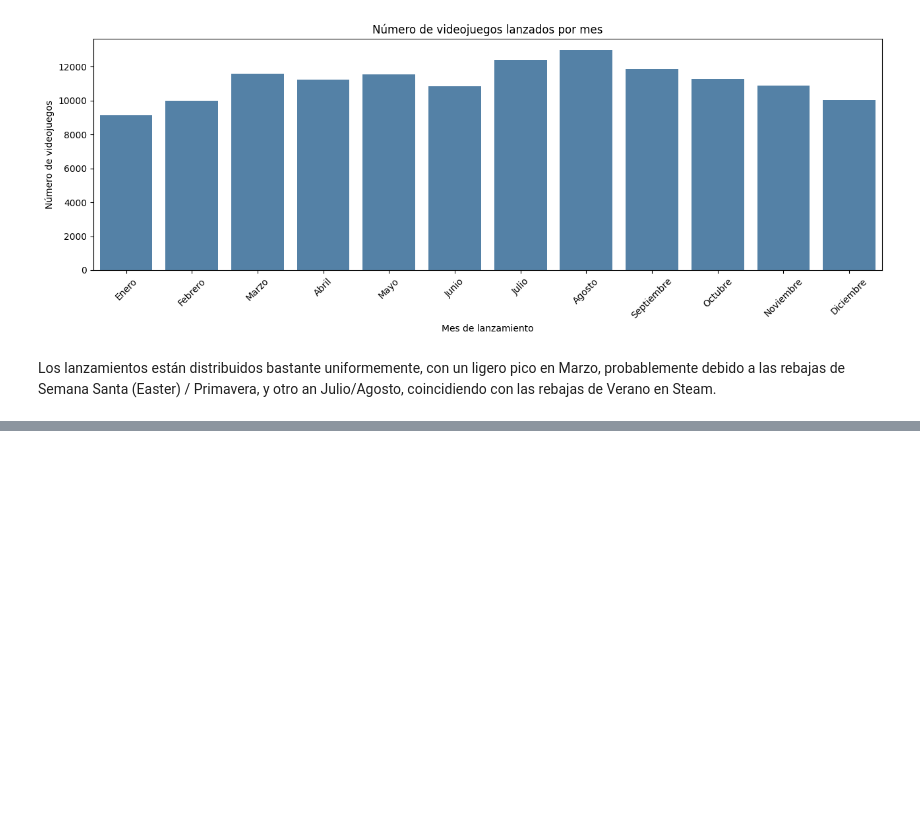
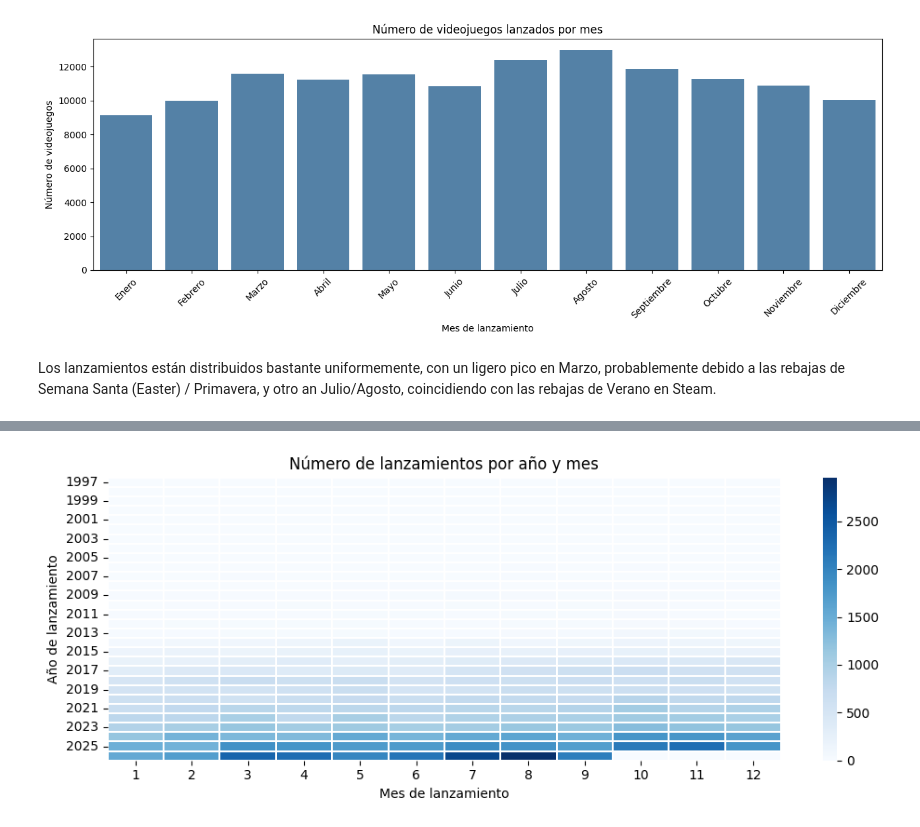
Before and after one commit to GuillemD/TFM, a Jupyter notebook: TFM.ipynb, the cells around one changed output, grey strips where cells are left out. Cells and saved outputs as stored; diff of their text form; code cells hidden in the pictures; blank space fills up the shorter version.

Commit message:
Analisis de fecha de lanzamiento

```diff
--- a/TFM.ipynb
+++ b/TFM.ipynb
@@ -690,0 +774,15 @@ Los lanzamientos están distribuidos bastante uniformemente, con un ligero pico
+# %%
+analisis_fecha['release_quarter'] = (
+    analisis_fecha['release_month'].map({
+        1: 'Q1', 2: 'Q1', 3: 'Q1',
+        4: 'Q2', 5: 'Q2', 6: 'Q2',
+        7: 'Q3', 8: 'Q3', 9: 'Q3',
+        10: 'Q4', 11: 'Q4', 12: 'Q4'
+    })
+)
+
+analisis_fecha['release_quarter'] = pd.Categorical(
+    analisis_fecha['release_quarter'],
+    categories=['Q1', 'Q2', 'Q3', 'Q4'],
+    ordered=True
+)
@@ -690,0 +817,9 @@ Los lanzamientos están distribuidos bastante uniformemente, con un ligero pico
+# %%
+analisis_fecha['release_year'] = analisis_fecha['release_date'].dt.year
+
+tabla_año_mes = pd.crosstab(
+    analisis_fecha['release_year'],
+    analisis_fecha['release_month']
+)
+
+tabla_año_mes
@@ -690,0 +845,17 @@ Los lanzamientos están distribuidos bastante uniformemente, con un ligero pico
+# %%
+plt.figure(figsize=(10, 4))
+
+sns.heatmap(
+    tabla_año_mes,
+    cmap='Blues',
+    linewidths=0.2
+)
+
+plt.title('Número de lanzamientos por año y mes')
+plt.xlabel('Mes de lanzamiento')
+plt.ylabel('Año de lanzamiento')
+
+plt.tight_layout()
+plt.show()
+# %% [output]
+[figure, added]
```
Also changed, not shown: parts of 13 cells of this notebook.
